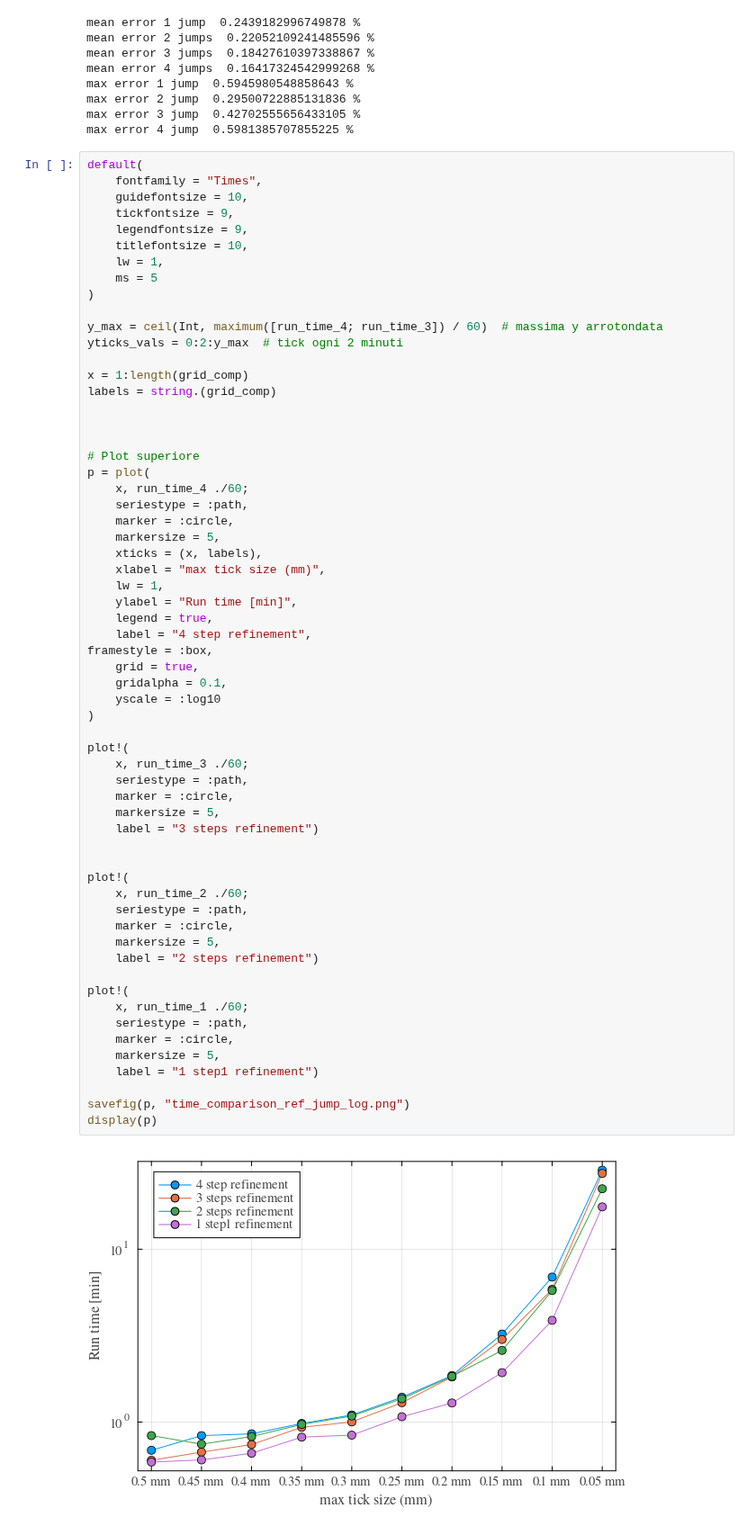
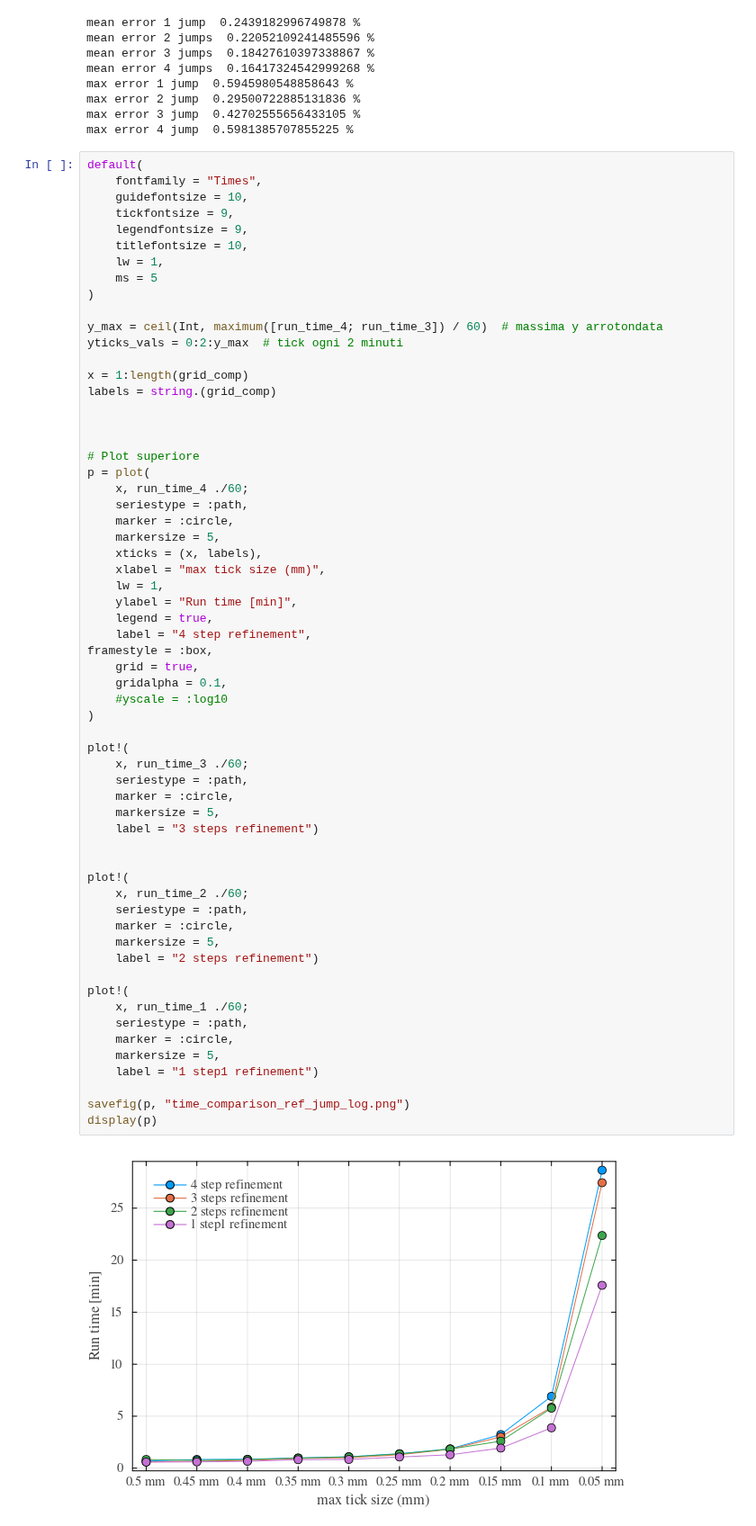
Before and after one commit to RitaF00/SolidStateDetector-NEW, a Jupyter notebook: SSDdev/notebooks/new_refinement_on_grid/minimum_wp.ipynb, the cells around one changed output. Shown at 90% size. Cells and saved outputs as stored; diff of their text form.

```diff
--- a/SSDdev/notebooks/new_refinement_on_grid/minimum_wp.ipynb
+++ b/SSDdev/notebooks/new_refinement_on_grid/minimum_wp.ipynb
@@ -614,32 +788,32 @@ p = plot(
 framestyle = :box,
     grid = true,
     gridalpha = 0.1,
-    yscale = :log10
+    #yscale = :log10
 )
 
 plot!(
     x, run_time_3 ./60;
     seriestype = :path,
     marker = :circle,
     markersize = 5,
     label = "3 steps refinement")
 
 
 plot!(
     x, run_time_2 ./60;
     seriestype = :path,
     marker = :circle,
     markersize = 5,
     label = "2 steps refinement")
 
 plot!(
     x, run_time_1 ./60;
     seriestype = :path,
     marker = :circle,
     markersize = 5,
     label = "1 step1 refinement")
 
 savefig(p, "time_comparison_ref_jump_log.png")
 display(p)
 # %% [output]
-[figure, old version]
+[figure, new version]
```
Also changed, not shown: parts of 7 cells of this notebook, 55 other files.
